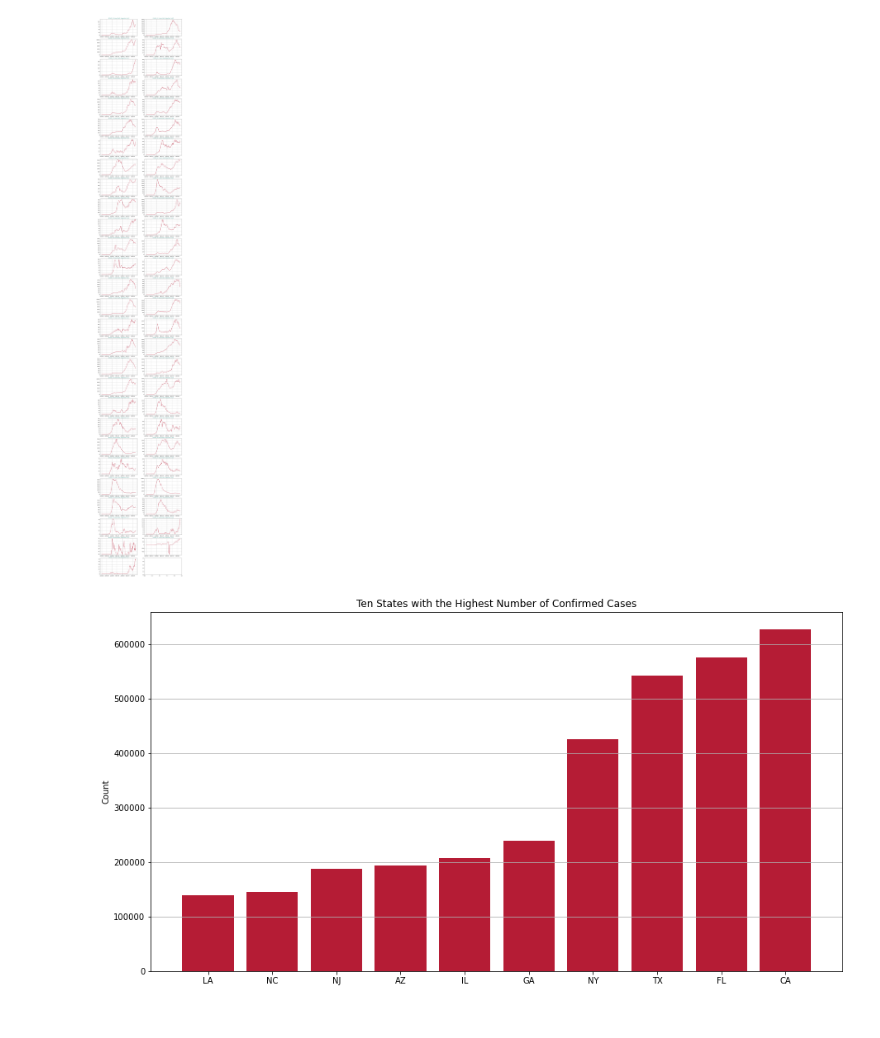
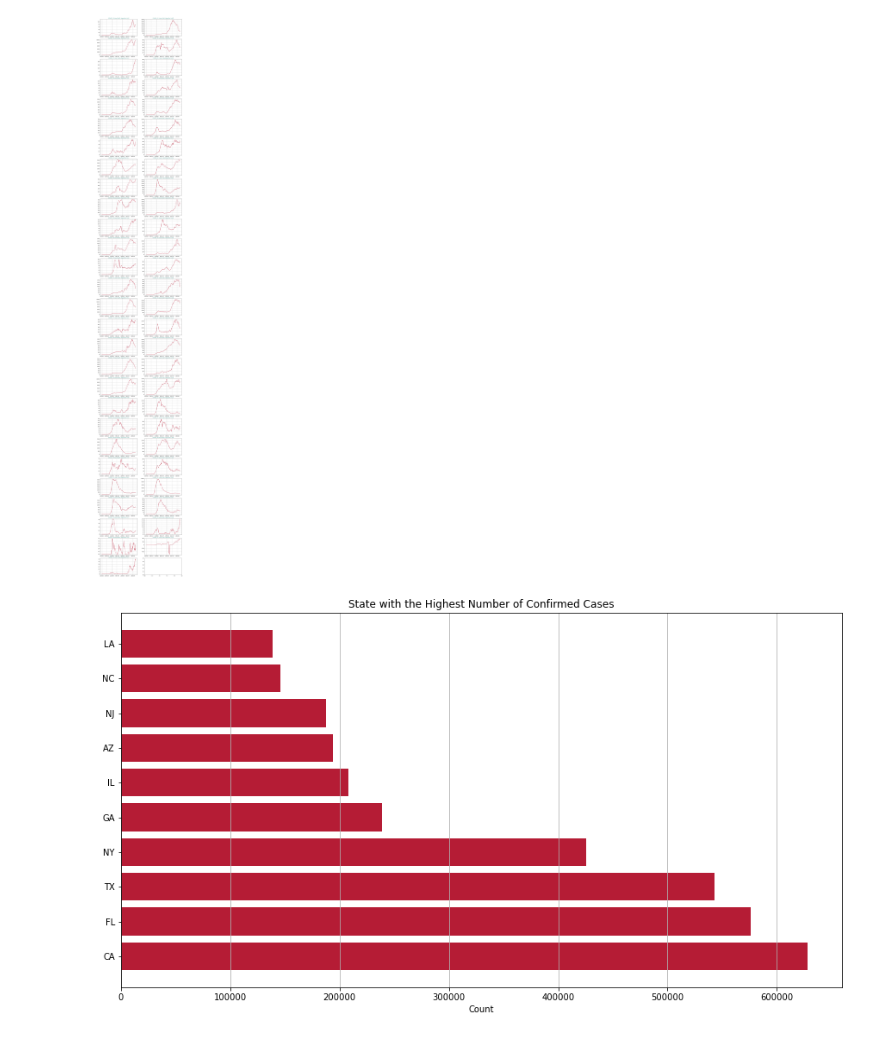
Before and after one commit to calldrj/COVID19.DataMining, a Jupyter notebook: COVID-19.Visualization.ipynb, the cells around one changed output. Cells and saved outputs as stored; diff of their text form; code cells hidden in the pictures.

```diff
--- a/COVID-19.Visualization.ipynb
+++ b/COVID-19.Visualization.ipynb
@@ -104,14 +104,13 @@ plt.show()
 [figure]
 # %%
 state_counts = df_st.sum().sort_values()
-top_10 = state_counts[-10:]
-bot_10 = state_counts[:10]
-plt.bar(top_10.index, top_10.values, color=colors[0])
-plt.grid(axis='y')
-plt.ylabel('Count')
-plt.title('Ten States with the Highest Number of Confirmed Cases')
+top_10 = state_counts[-10:][::-1]
+plt.barh(top_10.index, top_10.values, color=colors[0])
+plt.grid(axis='x')
+plt.xlabel('Count')
+plt.title('State with the Highest Number of Confirmed Cases')
 plt.gcf().set_size_inches(15,8)
 plt.show()
 # %% [output]
-[figure, old version]
+[figure, new version]
 # %%
```
Also changed, not shown: parts of 1 cell of this notebook.
